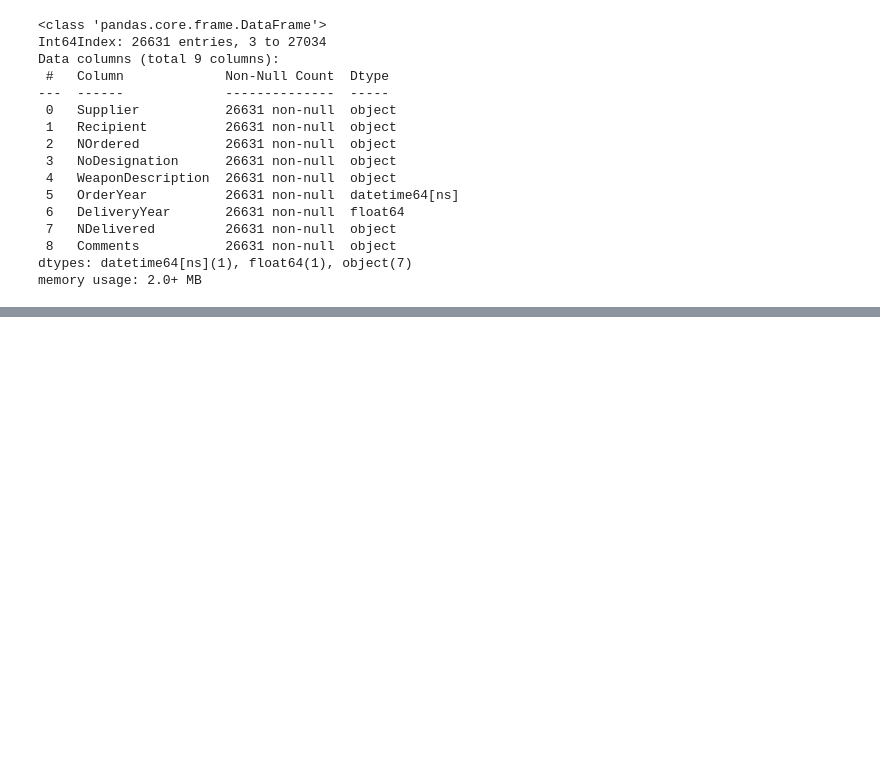
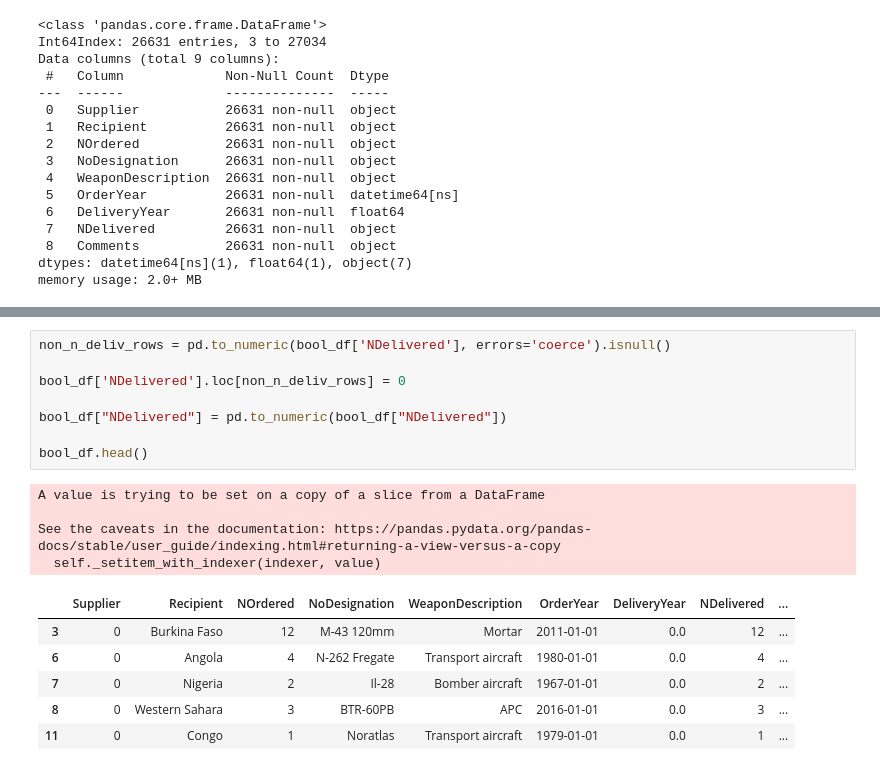
Before and after one commit to MichaelBurak/arms-trade-analysis, a Jupyter notebook: sipri-trades.ipynb, the cells around one changed output, grey strips where cells are left out. Drawn from its saved outputs; the diff is of its cells as text; blank space fills up the shorter version.

```diff
--- a/sipri-trades.ipynb
+++ b/sipri-trades.ipynb
@@ -1172,0 +1237,19 @@ bool_df.head(30)
+# %%
+non_n_deliv_rows = pd.to_numeric(bool_df['NDelivered'], errors='coerce').isnull()
+
+bool_df['NDelivered'].loc[non_n_deliv_rows] = 0
+
+bool_df["NDelivered"] = pd.to_numeric(bool_df["NDelivered"])
+
+bool_df.head()
+# %% [output]
+A value is trying to be set on a copy of a slice from a DataFrame
+
+See the caveats in the documentation: https://pandas.pydata.org/pandas-docs/stable/user_guide/indexing.html#returning-a-view-versus-a-copy
+  self._setitem_with_indexer(indexer, value)
+|  | Supplier | Recipient | NOrdered | NoDesignation | WeaponDescription | OrderYear | DeliveryYear | NDelivered | ... |
+| 3 | 0 | Burkina Faso | 12 | M-43 120mm | Mortar | 2011-01-01 | 0.0 | 12 | ... |
+| 6 | 0 | Angola | 4 | N-262 Fregate | Transport aircraft | 1980-01-01 | 0.0 | 4 | ... |
+| 7 | 0 | Nigeria | 2 | Il-28 | Bomber aircraft | 1967-01-01 | 0.0 | 2 | ... |
+| 8 | 0 | Western Sahara | 3 | BTR-60PB | APC | 2016-01-01 | 0.0 | 3 | ... |
+| 11 | 0 | Congo | 1 | Noratlas | Transport aircraft | 1979-01-01 | 0.0 | 1 | ... |
```
Also changed, not shown: parts of 24 cells of this notebook, 1 other file.
